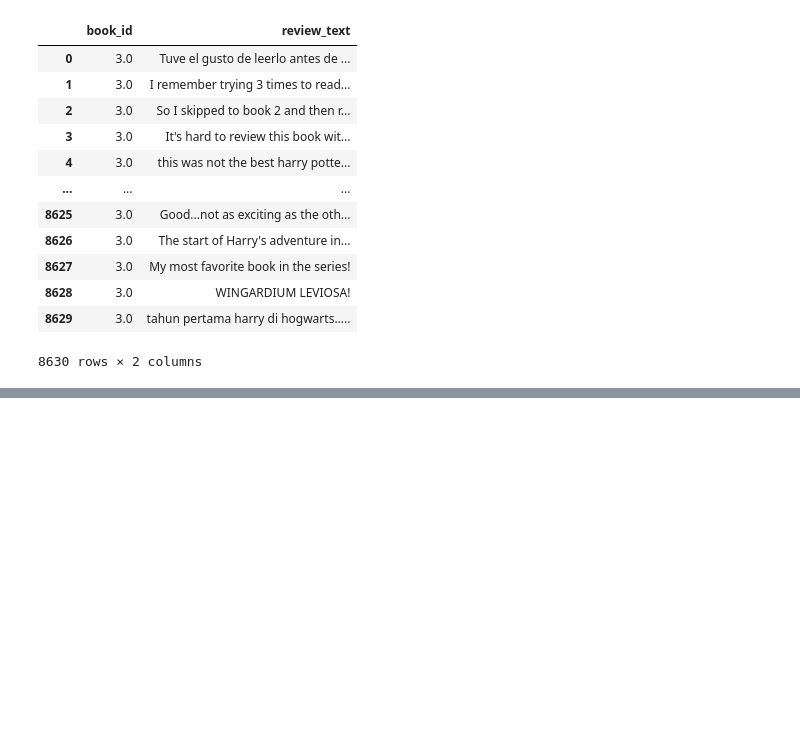
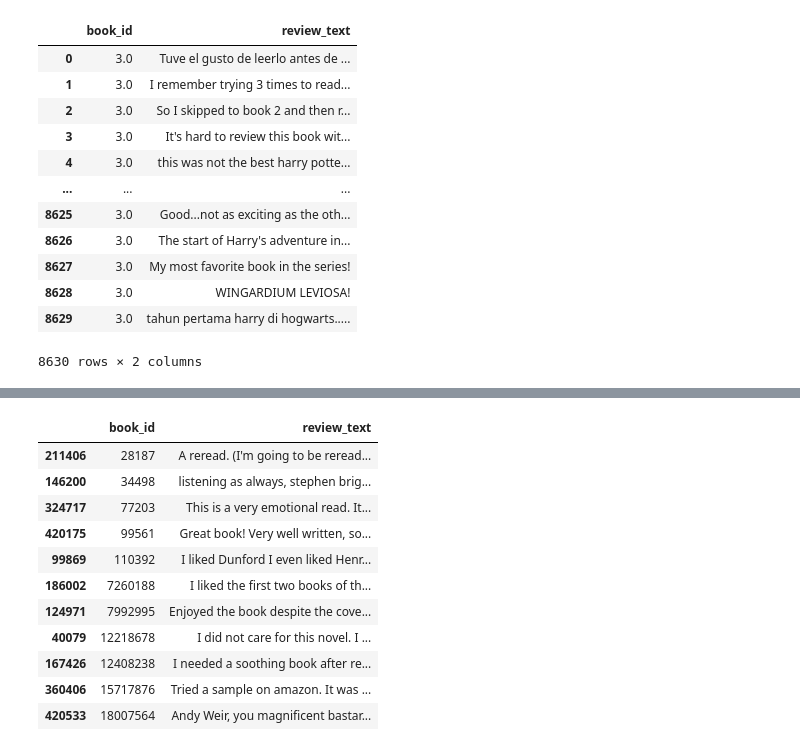
Before and after one commit to Einhard6176/3380, a Jupyter notebook: Models/Summarizer/tokenizedSentences.ipynb, the cells around one changed output, grey strips where cells are left out. Cells and saved outputs as stored; diff of their text form; code cells hidden in the pictures; blank space fills up the shorter version.

```diff
--- a/Models/Summarizer/tokenizedSentences.ipynb
+++ b/Models/Summarizer/tokenizedSentences.ipynb
@@ -464,0 +532,15 @@ reviewsTokenized.to_csv('/media/einhard/Seagate Expansion Drive/3380_data/data/t
+# %%
+reviews_
+# %% [output]
+|  | book_id | review_text |
+| 211406 | 28187 | A reread. (I'm going to be reread... |
+| 146200 | 34498 | listening as always, stephen brig... |
+| 324717 | 77203 | This is a very emotional read. It... |
+| 420175 | 99561 | Great book! Very well written, so... |
+| 99869 | 110392 | I liked Dunford I even liked Henr... |
+| 186002 | 7260188 | I liked the first two books of th... |
+| 124971 | 7992995 | Enjoyed the book despite the cove... |
+| 40079 | 12218678 | I did not care for this novel. I ... |
+| 167426 | 12408238 | I needed a soothing book after re... |
+| 360406 | 15717876 | Tried a sample on amazon. It was ... |
+| 420533 | 18007564 | Andy Weir, you magnificent bastar... |
```
Also changed, not shown: parts of 11 cells of this notebook, 2 other files.
